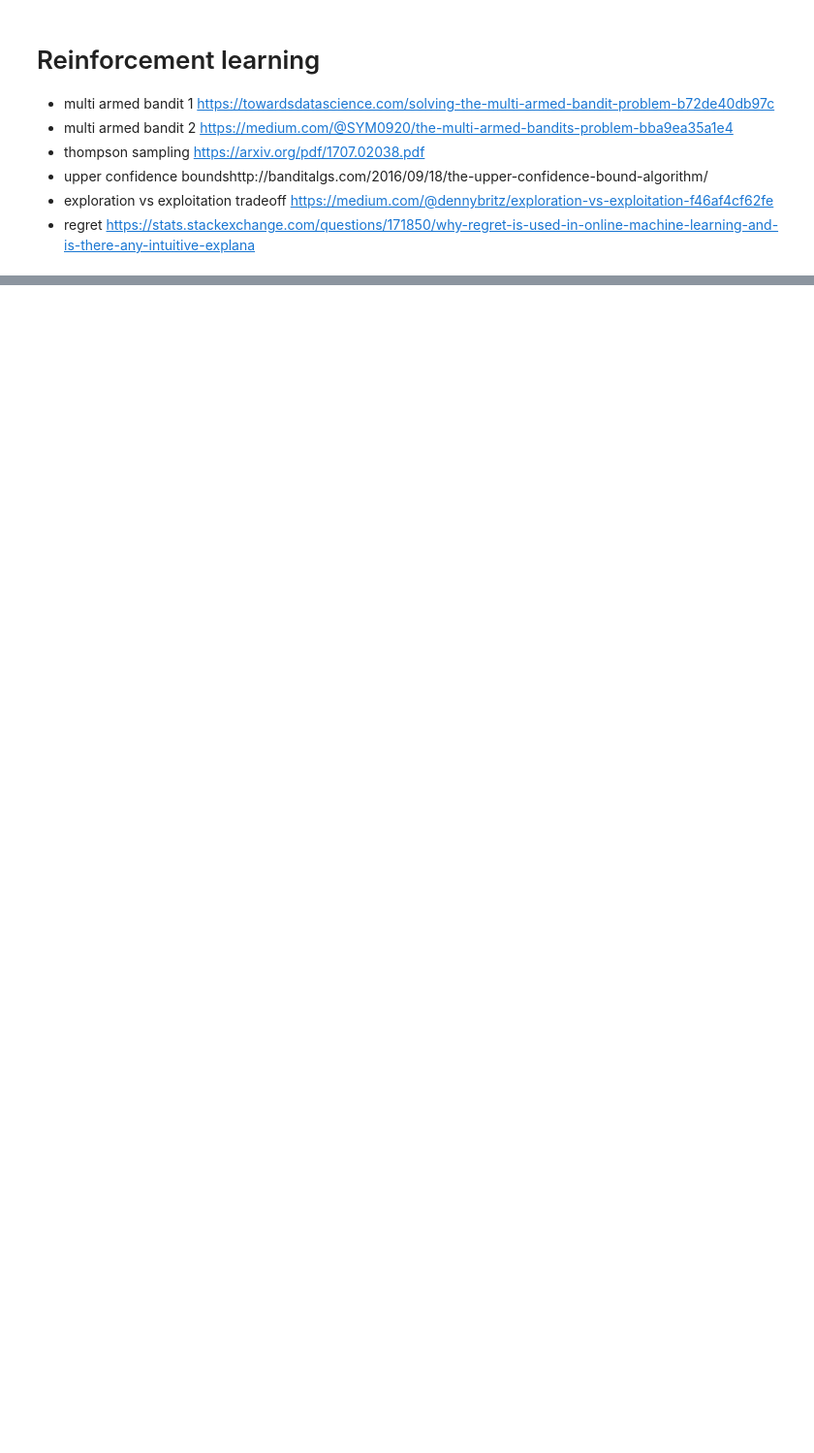
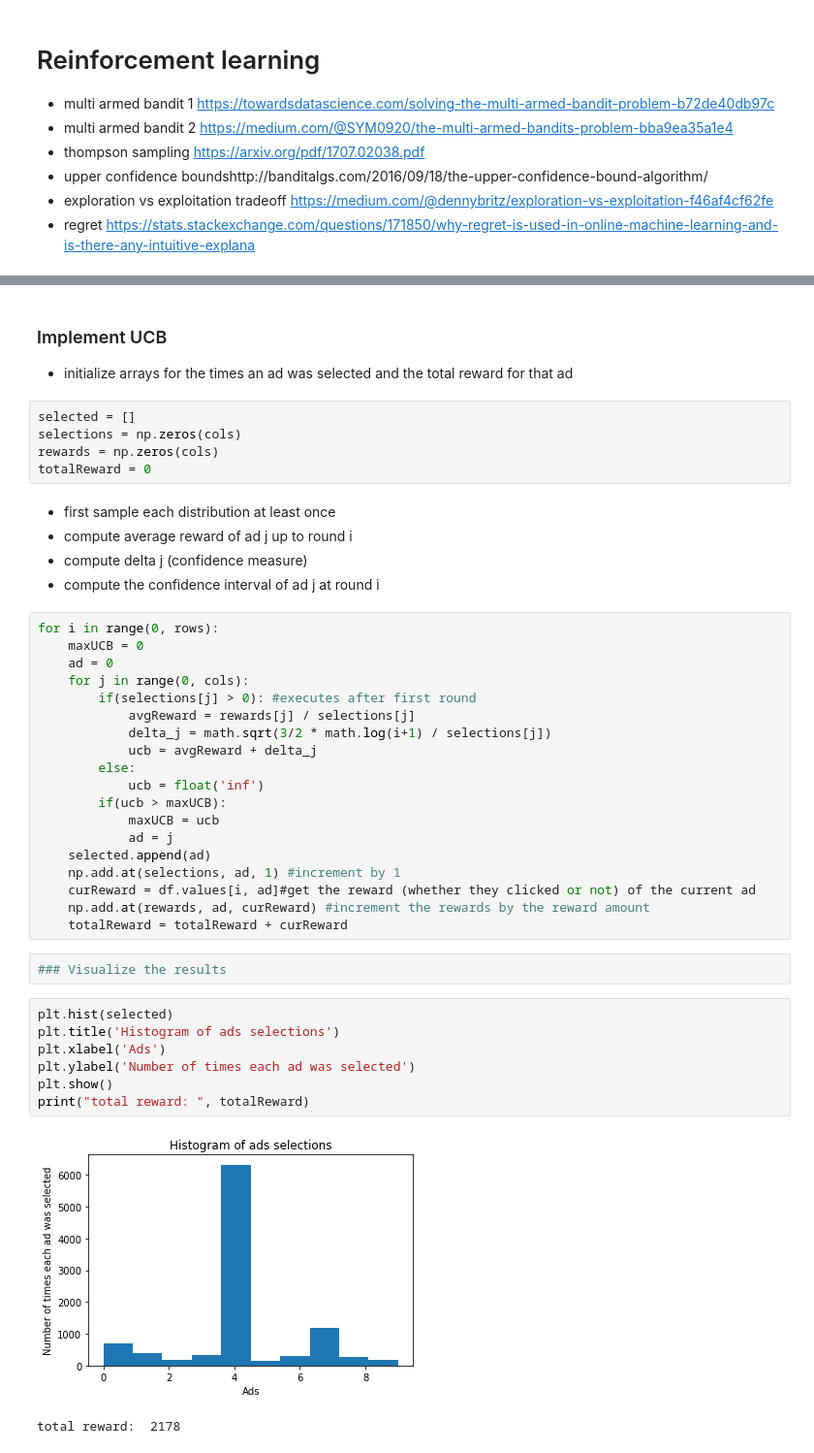
Before and after one commit to darrahts/machinelearning, a Jupyter notebook: reinforcementLearning/reinforcementLearning.ipynb, the cells around one changed output, grey strips where cells are left out. Shown: that part at 97% size. Drawn from its saved outputs; the diff is of its cells as text; blank space fills up the shorter version.

```diff
--- a/reinforcementLearning/reinforcementLearning.ipynb
+++ b/reinforcementLearning/reinforcementLearning.ipynb
@@ -15,0 +68,44 @@ import matplotlib.pyplot as plt
+# %% [markdown]
+### Implement UCB
+- initialize arrays for the times an ad was selected and the total reward for that ad
+# %%
+selected = []
+selections = np.zeros(cols)
+rewards = np.zeros(cols)
+totalReward = 0
+# %% [markdown]
+- first sample each distribution at least once
+- compute average reward of ad j up to round i
+- compute delta j (confidence measure)
+- compute the confidence interval of ad j at round i
+# %%
+for i in range(0, rows):
+    maxUCB = 0
+    ad = 0
+    for j in range(0, cols):
+        if(selections[j] > 0): #executes after first round
+            avgReward = rewards[j] / selections[j]
+            delta_j = math.sqrt(3/2 * math.log(i+1) / selections[j])
+            ucb = avgReward + delta_j
+        else:
+            ucb = float('inf')
+        if(ucb > maxUCB):
+            maxUCB = ucb
+            ad = j
+    selected.append(ad)
+    np.add.at(selections, ad, 1) #increment by 1
+    curReward = df.values[i, ad]#get the reward (whether they clicked or not) of the current ad
+    np.add.at(rewards, ad, curReward) #increment the rewards by the reward amount
+    totalReward = totalReward + curReward
+# %%
+### Visualize the results
+# %%
+plt.hist(selected)
+plt.title('Histogram of ads selections')
+plt.xlabel('Ads')
+plt.ylabel('Number of times each ad was selected')
+plt.show()
+print("total reward: ", totalReward)
+# %% [output]
+[figure, added]
+total reward:  2178
```
Also changed, not shown: parts of 11 cells of this notebook.
